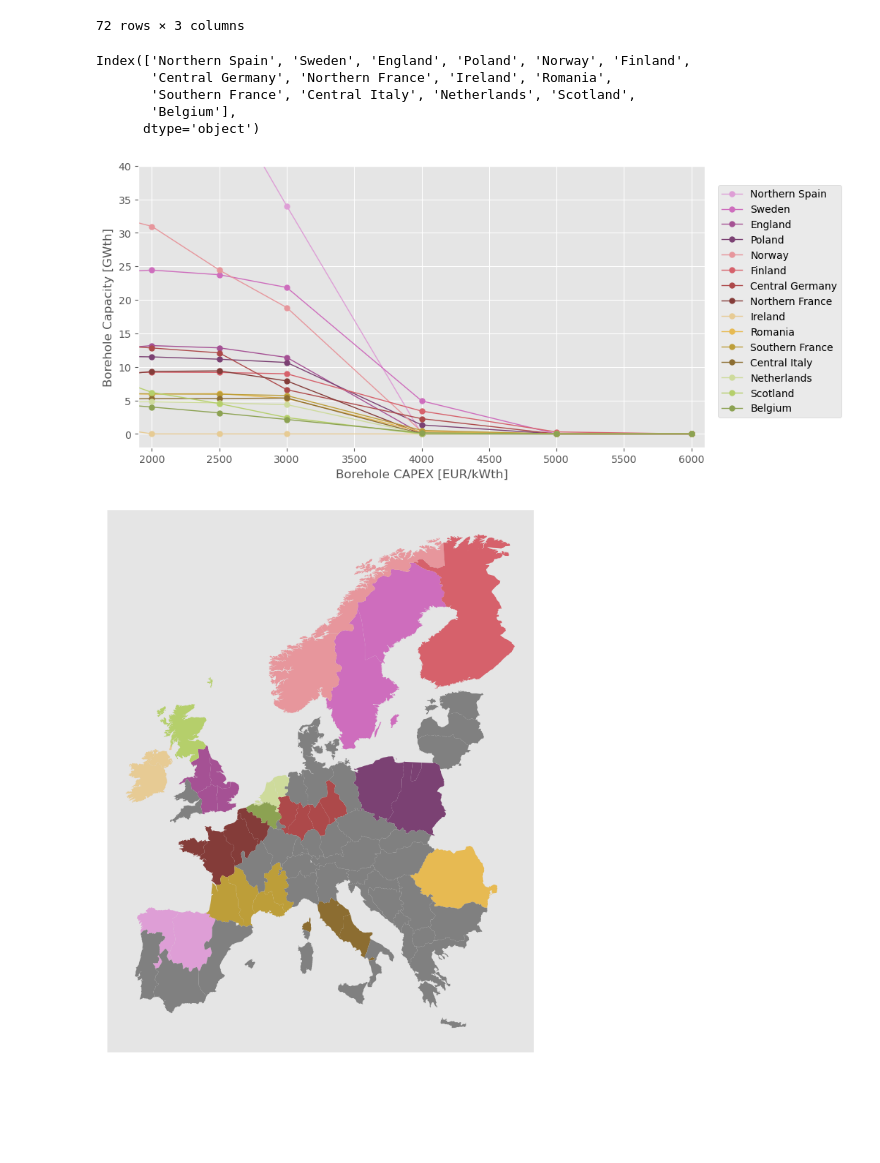
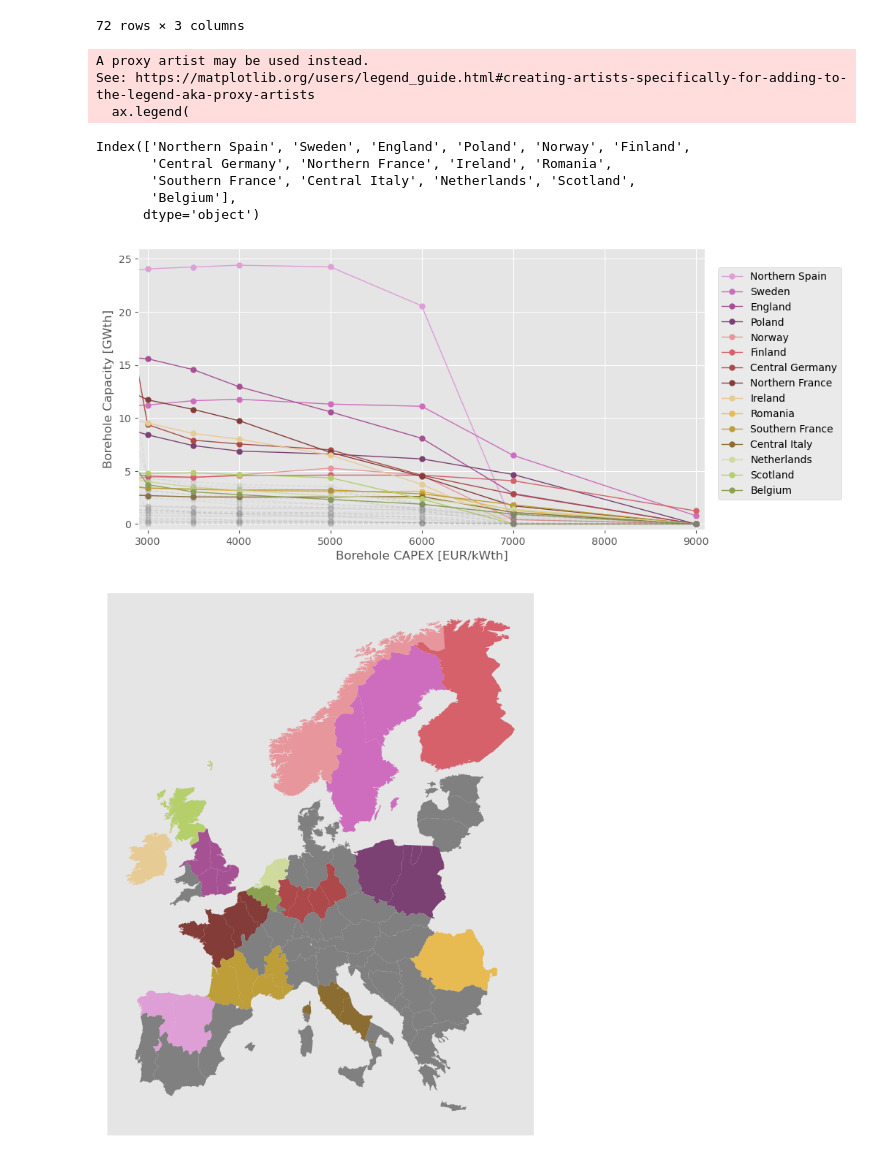
Before and after one commit to LukasFrankenQ/egs_market_integration, a Jupyter notebook: notebooks/plot_spatial_distribution.ipynb, the cells around one changed output. Cells and saved outputs as stored; diff of their text form; code cells hidden in the pictures; blank space fills up the shorter version.

```diff
--- a/notebooks/plot_spatial_distribution.ipynb
+++ b/notebooks/plot_spatial_distribution.ipynb
@@ -166,7 +166,7 @@ regions
 global root
 root = Path.cwd().parent.parent.parent / "cluster_data"
 # %%
-mode = "dh"
+mode = "chp"
 op = "static"
 
 plot_regions = [
@@ -197,41 +197,57 @@ cmap = get_cmap("tab20b")
 colors = cmap.colors[::-1]
 
 plot = grouped.sort_values(by=6000, ascending=False).mul(1e-3)
 
 if plot_regions:
+    others = plot.drop(index=plot_regions)
     plot = plot.loc[plot_regions, :]
 else:
+    others = plot.iloc[n_show:, :]
     plot = plot.iloc[:n_show, :]
 
 fig, ax = plt.subplots(figsize=(10, 5))
 
 ax.set_prop_cycle(color=colors)
 plot.T.plot(ax=ax, marker="o", linewidth=1, markersize=5)
+others.T.plot(ax=ax, marker="o", linewidth=1, markersize=5, linestyle="--", color="grey", alpha=0.1)
 
 ax.set_ylabel("Borehole Capacity [GWth]")
 ax.set_xlabel("Borehole CAPEX [EUR/kWth]")
 # ax.set_yscale("log")
 
+handles, labels = ax.get_legend_handles_labels()
+# remove labels for others
+labels = [label if label in plot_regions else "" for label in labels]
+handles = [handle if label in plot_regions else None for handle, label in zip(handles, labels)]
+
 ax.legend(
+    handles=handles,
+    labels=labels,
+    # handles=legend_elements,
+    # loc='upper center',
+    # bbox_to_anchor=(0.5, -0.2),
     bbox_to_anchor=(1.25, 0.95),
     fancybox=True,
     shadow=False,
     ncol=1,
     )
-ax.set_xlim(1900, 6100)
-ax.set_ylim(-2, 40)
+ax.set_xlim(2900, 9100)
+ax.set_ylim(-0.5, 26)
 
 print(plot.index)
 
 plt.savefig(f"capex_vs_expansion_{mode}.pdf")
 plt.show()
 # %% [output]
-Index(['Northern Spain', 'Sweden', 'England', 'Poland', 'Norway', 'Finland',
-       'Central Germany', 'Northern France', 'Ireland', 'Romania',
-       'Southern France', 'Central Italy', 'Netherlands', 'Scotland',
-       'Belgium'],
-      dtype='object')
+A proxy artist may be used instead.
+See: https://matplotlib.org/users/legend_guide.html#creating-artists-specifically-for-adding-to-the-legend-aka-proxy-artists
+  ax.legend(
+Index(['Northern Spain', 'Sweden', 'England', 'Poland', 'Norway', 'Finland',
+       'Central Germany', 'Northern France', 'Ireland', 'Romania',
+       'Southern France', 'Central Italy', 'Netherlands', 'Scotland',
+       'Belgium'],
+      dtype='object')
-[figure, old version]
+[figure, new version]
 # %%
 fig, ax = plt.subplots(figsize=(20, 10))
 
```
Also changed, not shown: parts of 1 cell of this notebook.
